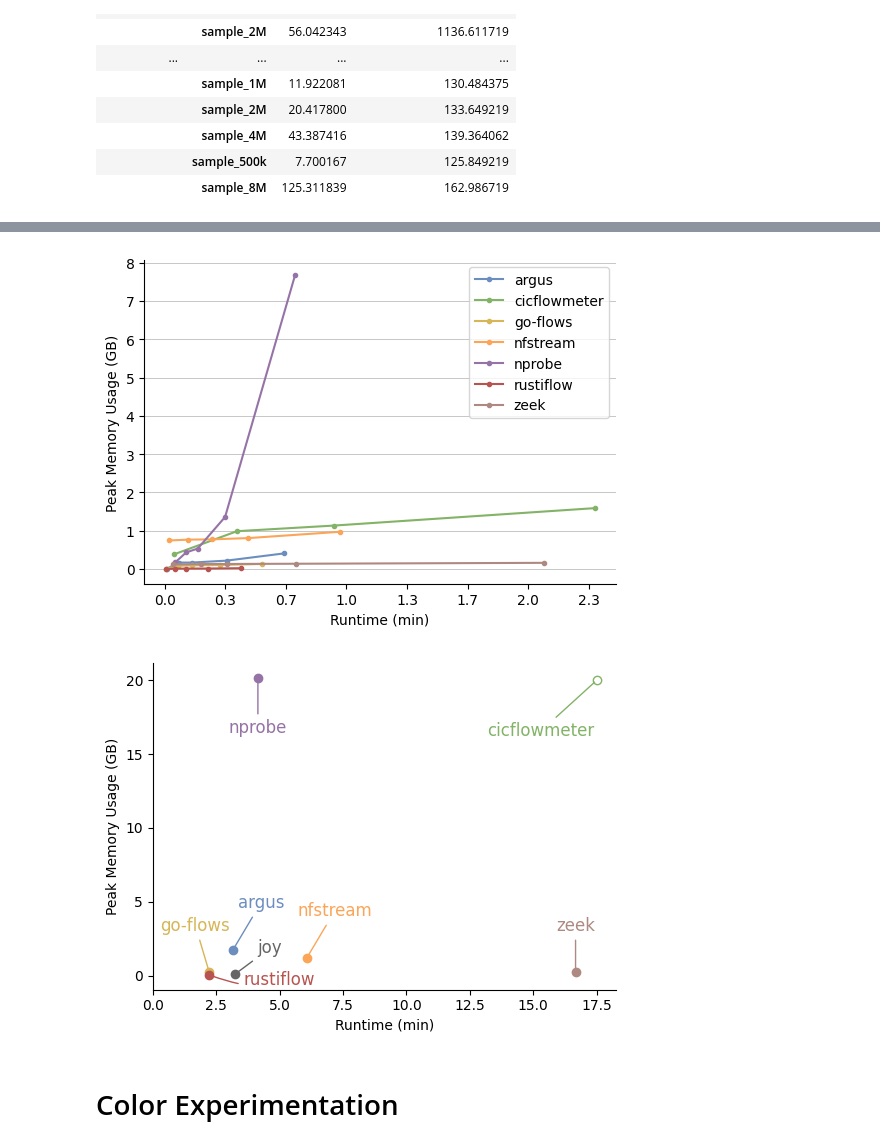
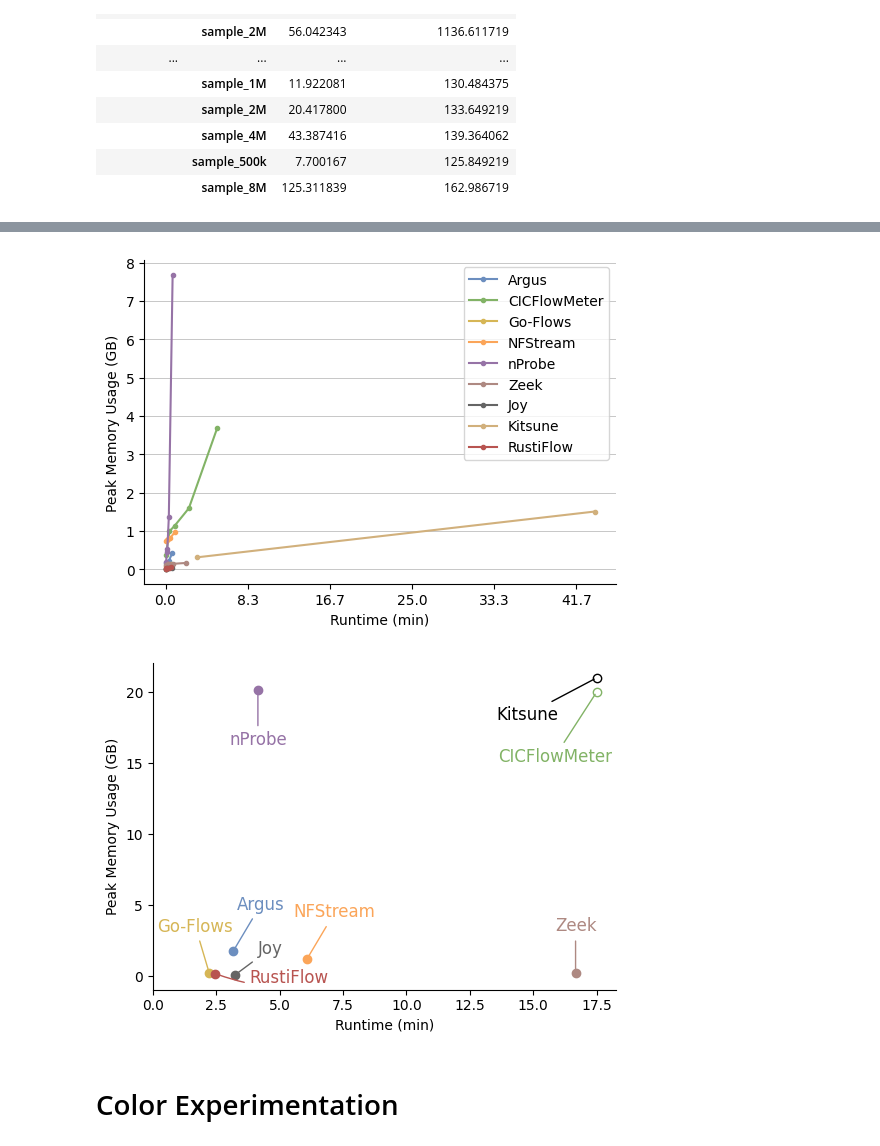
Before and after one commit to mielverkerken/RustiFlow-experiments, a Jupyter notebook: vizualisations/pcap.ipynb, the cells around one changed output, grey strips where cells are left out. Cells and saved outputs as stored; diff of their text form; code cells hidden in the pictures.

```diff
--- a/vizualisations/pcap.ipynb
+++ b/vizualisations/pcap.ipynb
@@ -20,5 +45,7 @@ exporters = ["argus", "cicflowmeter", "go-flows", "nfstream", "nprobe", "zeek",
 df_all = pd.DataFrame()
 for exporter in exporters:
     df = pd.read_csv(f"{result_dir}/{exporter}/summary_metrics.csv")
+    if exporter == "rustiflow-basic":
+        df["Extractor"] = "rustiflow-basic"
     df_all = pd.concat([df_all, df])
 # %%
@@ -364,7 +400,7 @@ label_offsets = {
     'nprobe': -15,
     'argus': -120,
     'go-flows': 10,
-    'rustiflow': 25,
+    'rustiflow': 50,
     'joy': -40,
     'kitsune': 120,
 }
@@ -389,14 +425,14 @@ for exporter in exporters:
         y_runtimes,
         marker=".",
         linestyle="-",
-        label=exporter,
+        label=label_fmt[exporter],
         color=color_map[exporter],
     )
     # Add exporter name next to the last data point in the same color
     ax.text(
         x_sizes_exporter[-1] + 200000,
         y_runtimes[-1] + label_offsets[exporter],
-        exporter,
+        label_fmt[exporter],
         color=line.get_color(),
         verticalalignment="center",
     )
@@ -656,11 +702,21 @@ for exporter in exporters:
     if exporter == 'cicflowmeter':
         runtimes = [df.loc[pcap, 'Runtime (s)'] for pcap in pcaps[:-1]]
         mems = [df.loc[pcap, 'Max_Memory_Usage (MB)'] for pcap in pcaps[:-1]]
+    if exporter == 'kitsune':
+        runtimes = [df.loc[pcap, 'Runtime (s)'] for pcap in pcaps[:2]]
+        mems = [df.loc[pcap, 'Max_Memory_Usage (MB)'] for pcap in pcaps[:2]]
     else:
         runtimes = [df.loc[pcap, 'Runtime (s)'] for pcap in pcaps]
         mems = [df.loc[pcap, 'Max_Memory_Usage (MB)'] for pcap in pcaps]
 
-    ax.plot(runtimes, mems, marker='.', linestyle='-', label=exporter, color=color_map[exporter])
+    ax.plot(
+        runtimes,
+        mems,
+        marker=".",
+        linestyle="-",
+        label=label_fmt[exporter],
+        color=color_map[exporter],
+    )
 
 # ax.set_xticks([0, 150, 300, 450, 600, 750, 900, 1050])
 # ax.set_xlim(0, 60)
@@ -674,7 +730,7 @@ plt.tight_layout()
 # plt.savefig(f'{fig_dir}/mem_vs_runtime_{pcap_file}.pdf', bbox_inches='tight')
 plt.show()
 # %% [output]
-[figure, old version]
+[figure, new version]
 # %%
 plt.rcParams['axes.prop_cycle'] = plt.cycler(color=sns.color_palette(colors))
 pcap_file = 'cicids2017'
@@ -687,7 +743,7 @@ ax.spines['left'].set_visible(True)
 ax.spines['bottom'].set_visible(True)
 
 label_loc = {
-    'cicflowmeter': (-40, -40),
+    'cicflowmeter': (-30, -50),
     'zeek': (0, 30),
     'nfstream': (20, 30),
     'nprobe': (0, -40),
@@ -701,15 +757,13 @@ label_loc = {
 for exporter in exporters:
     df = df_all[df_all['Extractor'] == exporter].groupby('PCAP File')[['Runtime (s)', 'Max_Memory_Usage (MB)']].mean()
 
-    if pcap_file == 'cicids2017' and exporter == 'cicflowmeter':
-        continue
-    if exporter == 'kitsune':
+    if exporter in ['cicflowmeter', 'kitsune']:
         continue
 
     ax.plot(df.loc[pcap_file, 'Runtime (s)'], df.loc[pcap_file, 'Max_Memory_Usage (MB)'], marker='o', label=exporter, color=color_map[exporter])
     if exporter == 'rustiflow':
         ax.annotate(
-            exporter,
+            label_fmt[exporter],
             (
                 df.loc[pcap_file, "Runtime (s)"],
                 df.loc[pcap_file, "Max_Memory_Usage (MB)"],
@@ -728,37 +782,74 @@ for exporter in exporters:
         )
     else:
         ax.annotate(
-            exporter,
+            label_fmt[exporter],
             (
                 df.loc[pcap_file, "Runtime (s)"],
                 df.loc[pcap_file, "Max_Memory_Usage (MB)"],
             ),
             textcoords="offset points",
             xytext=label_loc[exporter],
             ha="center",
             color=color_map[exporter],
             arrowprops=dict(arrowstyle="-", color=color_map[exporter]),
             size="large",
         )
 
-ax.plot(1050, 20000, marker='o', label='cicflowmeter', color=color_map['cicflowmeter'], mfc='none')
-ax.annotate('cicflowmeter', (1050, 20000), textcoords="offset points", xytext=label_loc['cicflowmeter'], ha='center', color=color_map['cicflowmeter'], arrowprops=dict(arrowstyle='-', color=color_map['cicflowmeter']), size='large')
+# CICFlowMeter
+ax.plot(
+    1050,
+    20000,
+    marker="o",
+    label="cicflowmeter",
+    color=color_map["cicflowmeter"],
+    mfc="none",
+)
+ax.annotate(
+    label_fmt["cicflowmeter"],
+    (1050, 20000),
+    textcoords="offset points",
+    xytext=label_loc["cicflowmeter"],
+    ha="center",
+    color=color_map["cicflowmeter"],
+    arrowprops=dict(arrowstyle="-", color=color_map["cicflowmeter"]),
+    size="large",
+)
+
+# Kitsune
+ax.plot(
+    1050,
+    21000,
+    marker="o",
+    label="kitsune",
+    color="black",
+    mfc="none",
+)
+ax.annotate(
+    label_fmt["kitsune"],
+    (1050, 21000),
+    textcoords="offset points",
+    xytext=(-50, -30),
+    ha="center",
+    color="black",
+    arrowprops=dict(arrowstyle="-", color="black"),
+    size="large",
+)
 
 
 ax.set_xticks([0, 150, 300, 450, 600, 750, 900, 1050])
 ax.set_yticks([0, 5000, 10000, 15000, 20000])
 ax.xaxis.set_major_formatter(FuncFormatter(lambda x, _: f'{x / 60:.1f}'))
 ax.yaxis.set_major_formatter(FuncFormatter(lambda x, _: f'{x / 1000:.0f}'))
 
 # ax.set_ylim(0, 20000)
 ax.set_xlabel('Runtime (min)')
 ax.set_ylabel('Peak Memory Usage (GB)')
 # ax.legend()
 plt.tight_layout()
 plt.savefig(f'{fig_dir}/mem_vs_runtime_{pcap_file}.pdf', bbox_inches='tight')
 plt.show()
 # %% [output]
-[figure, old version]
+[figure, new version]
 # %% [markdown]
 # Color Experimentation
 # %%
```
Also changed, not shown: parts of 9 cells of this notebook, 10 other files.
